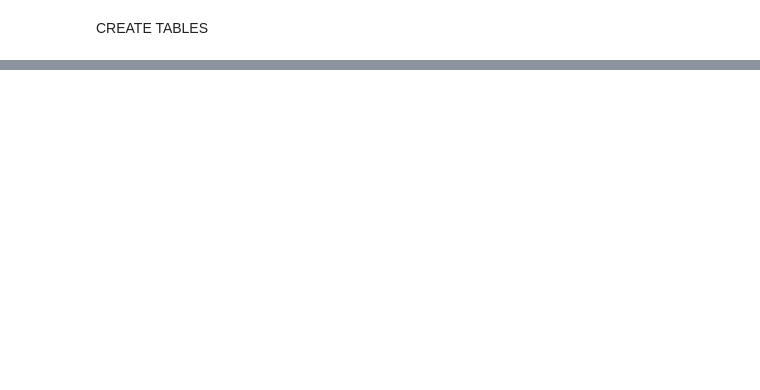
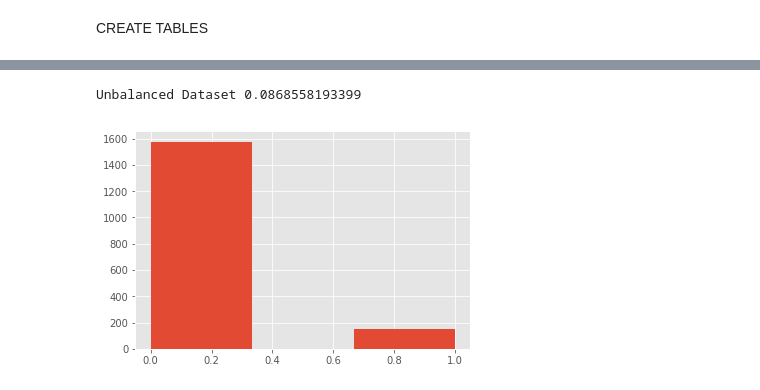
Before and after one commit to eduardocurado/crypto_bot, a Jupyter notebook: Notebooks/Data_analysis_crypto20180322.ipynb, the cells around one changed output, grey strips where cells are left out. Cells and saved outputs as stored; diff of their text form; code cells hidden in the pictures; blank space fills up the shorter version.

```diff
--- a/Notebooks/Data_analysis_crypto20180322.ipynb
+++ b/Notebooks/Data_analysis_crypto20180322.ipynb
@@ -268,25 +345,0 @@ df_model = full_data_set.sort_values(['date'])
-# %%
-def get_strength_index():
-    tickers_df_two = get_tickers()
-    for c in tickers_df_two.coin.unique():
-        tickers_df_two_c = tickers_df_two[tickers_df_two['coin'] == c]
-        print(c)
-        # 6 * 4h = 24h
-        delta_t = 1
-        si_np = [np.nan]
-        for index in range(len(tickers_df_two_c)):
-            base_price = tickers_df_two_c.iloc[index].price
-            if index >= (len(tickers_df_two_c)-delta_t):
-                break
-            current_price = tickers_df_two_c.iloc[index+1].price
-            volume = tickers_df_two_c.iloc[index+1].volume
-            si = (current_price - base_price) * volume
-            si_np.append(si)
-        tickers_df_two_c['strength'] = si_np
-    return tickers_df_two_c.dropna()
-
-df_model = pd.merge(df_model, get_strength_index(), how='inner',
-                    left_on=['date', 'coin'], right_on=['date', 'coin'])
-df_model['ema_s'] = df_model.drop(['date', 'coin'], axis=1).strength.\
-                    ewm(span=2, min_periods=2, adjust=True, ignore_na=False).mean()
-df_model['strength'] = StandardScaler().fit_transform(df_model['strength'].values.reshape(-1,1))
@@ -302,3 +365,5 @@ df_model['max_growth'] = df_model['max_growth_x']
 df_model['max_loss'] = df_model['max_loss_x']
 df_model['max_growth_p'] = df_model['max_growth_y']
 df_model['max_loss_p'] = df_model['max_loss_y']
+df_model = df_model.drop(['max_growth_x', 'max_growth_y', 'max_loss_x', 'max_loss_y'], axis=1)
+df_model.head()
@@ -311,5 +381,7 @@ df_model = df_model.dropna()
 df_model = df_model[~(np.abs(df_model.d_dif-df.d_dif.mean())>(3*df_model.d_dif.std()))]
 df_model = df_model[~(np.abs(df_model.strength_ema-df_model.strength_ema.mean())>(3*df_model.strength_ema.std()))]
 df_model = df_model[~(np.abs(df_model.d_theta-df.d_theta.mean())>(3*df_model.d_theta.std()))]
-df_model.head()
+print(len(df_model))
+df_model = df_model.dropna()
+df_model = df_model.drop(['coin', 'date', 'vote'], axis=1)
 # %% [output]
@@ -323,10 +388,0 @@ df_model.head()
-# %%
-df_model = df_model.drop(['date', 'coin'], axis =1 )
-difs = ['dif_current', 'dif_ema', 'dif_base', 'dif_base_p', 'd_dif']
-thetas = ['theta_current', 'theta_ema','theta_base', 'theta_base_p', 'd_theta']
-strengths = ['strength', 'strength_ema',]
-losses = ['max_loss', 'max_loss_p', 'loss_sign']
-growths = ['max_growth', 'max_growth_p', 'growth_sign']
-others = ['rsi', 'ema_dif']
-df = df_model[difs + thetas + strengths + losses + growths + others]
-df.head()
@@ -339,0 +399,7 @@ df.head()
+# %%
+plt.hist(df_model['growth_sign'], bins=3)
+print('Unbalanced Dataset %s' % str(np.sum(df_model['growth_sign'])/len(df_model)))
+plt.show()
+# %% [output]
+Unbalanced Dataset 0.0868558193399
+[figure, added]
```
Also changed, not shown: parts of 47 cells of this notebook, 7 other files.
